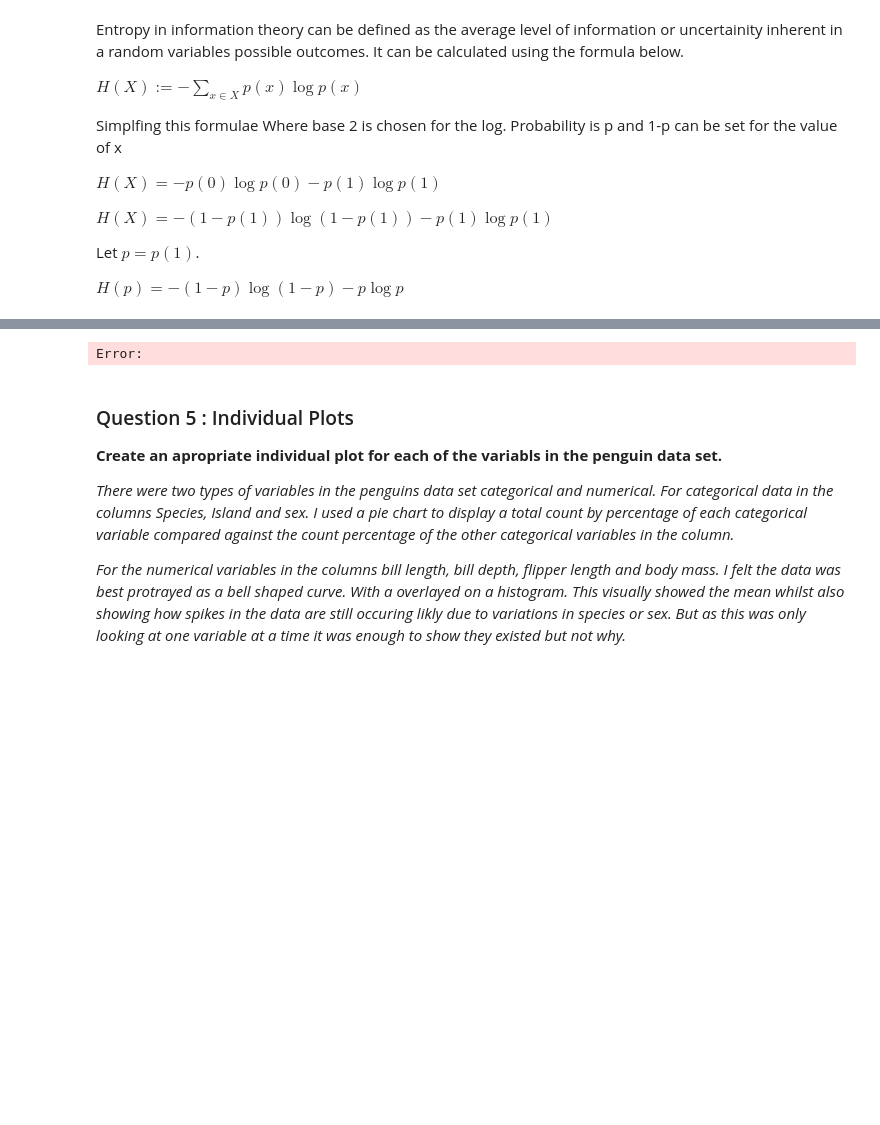
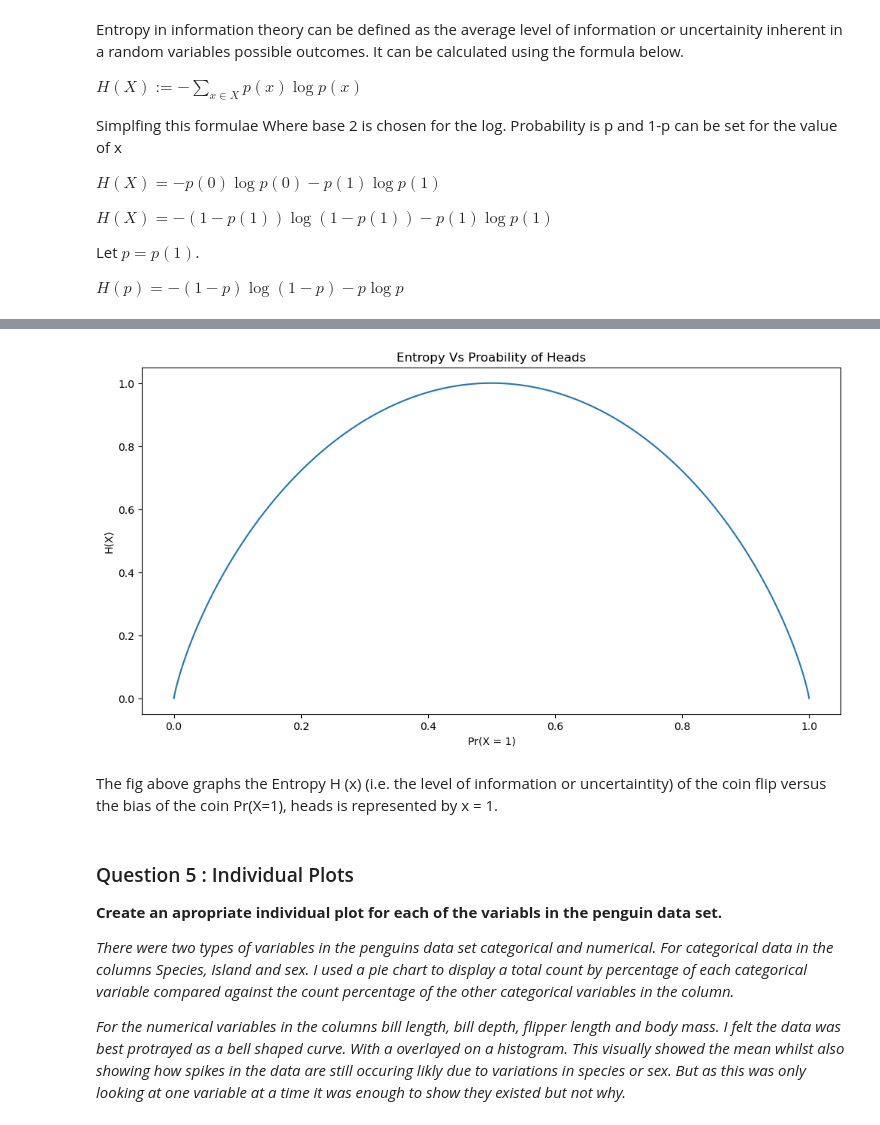
Before and after one commit to Danny-MCD/Fundamentals_of_data_analysis, a Jupyter notebook: Tasks.ipynb, the cells around one changed output, grey strips where cells are left out. Saved outputs shown, nothing was run; the diff lists cells and outputs as text; code cells hidden in the pictures; blank space fills up the shorter version.

Commit message:
labels added to entroy task Q4 + code working and displayed in git

```diff
--- a/Tasks.ipynb
+++ b/Tasks.ipynb
@@ -143,14 +138,22 @@ Error:
 # %%
 # Create an empty plot.
 fig, ax = plt.subplots(figsize=(12,6))
 
 # p is a probability inbetween 0 and 1
 p = np.linspace(0.00000001, 0.99999999, 10001)
 
+# Add labels
+ax.set_xlabel('Pr(X = 1)')
+ax.set_ylabel('Η(X)')
+
+ax.set_title('Entropy Vs Proability of Heads')
+
 # Plot H(p).
 ax.plot(p, H(p));
 # %% [output]
-Error:
+[figure, added]
+# %% [markdown]
+The fig above graphs the Entropy H (x) (i.e. the level of information or uncertaintity) of the coin flip versus the bias of the coin Pr(X=1), heads is represented by x = 1.
 # %% [markdown]
 ### Question 5 : Individual Plots
 
```
Also changed, not shown: parts of 4 cells of this notebook, 1 other file.
